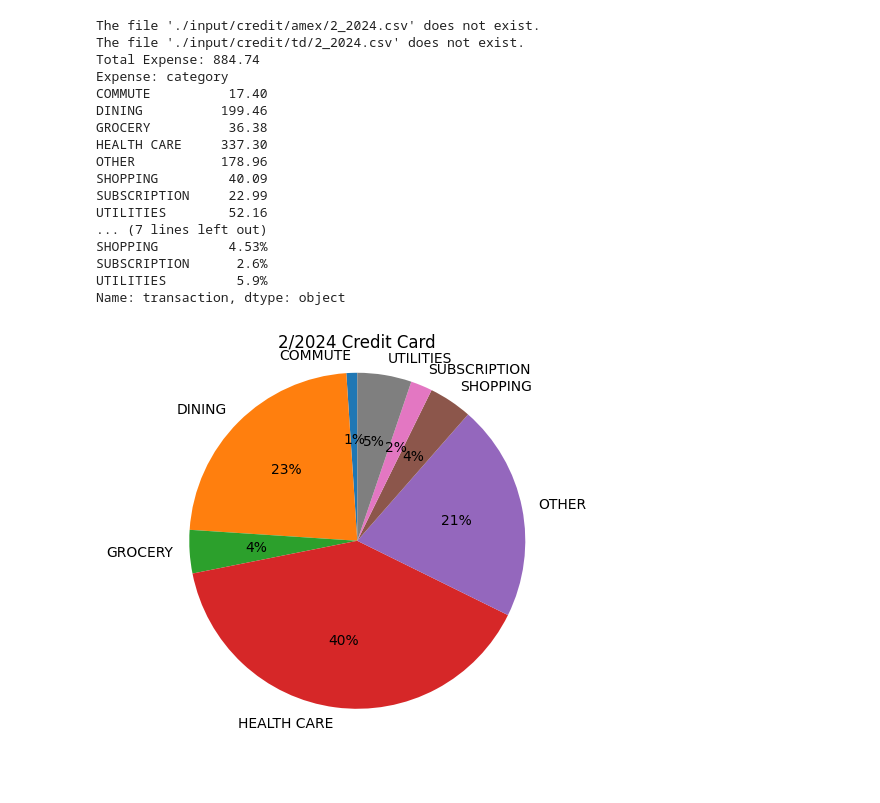
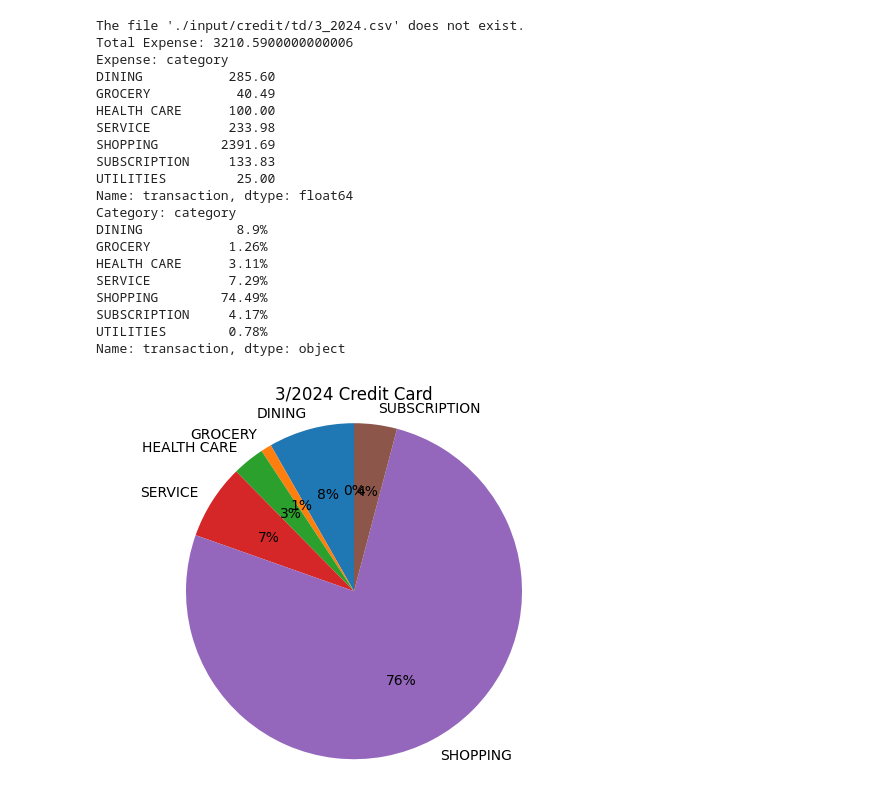
Before and after one commit to lonelytango/swiss-finance, a Jupyter notebook: analyzer.ipynb, the cells around one changed output. Cells and saved outputs as stored; diff of their text form; code cells hidden in the pictures; blank space fills up the shorter version.

```diff
--- a/analyzer.ipynb
+++ b/analyzer.ipynb
@@ -26,23 +26,26 @@ Name: transaction, dtype: object
 # %%
-analyzer.analyzeCreditCard(2, 2024)
+analyzer.analyzeCreditCard(3, 2024)
 # %% [output]
-The file './input/credit/amex/2_2024.csv' does not exist.
-The file './input/credit/td/2_2024.csv' does not exist.
-Total Expense: 884.74
+The file './input/credit/td/3_2024.csv' does not exist.
+Total Expense: 3210.5900000000006
 Expense: category
-COMMUTE          17.40
-DINING          199.46
-GROCERY          36.38
-HEALTH CARE     337.30
-OTHER           178.96
-SHOPPING         40.09
-SUBSCRIPTION     22.99
-UTILITIES        52.16
-... (7 lines left out)
-SHOPPING         4.53%
-SUBSCRIPTION      2.6%
-UTILITIES         5.9%
+DINING           285.60
+GROCERY           40.49
+HEALTH CARE      100.00
+SERVICE          233.98
+SHOPPING        2391.69
+SUBSCRIPTION     133.83
+UTILITIES         25.00
+Name: transaction, dtype: float64
+Category: category
+DINING            8.9%
+GROCERY          1.26%
+HEALTH CARE      3.11%
+SERVICE          7.29%
+SHOPPING        74.49%
+SUBSCRIPTION     4.17%
+UTILITIES        0.78%
 Name: transaction, dtype: object
-[figure, old version]
+[figure, new version]
 # %%
 # Import Wells Fargo
```
Also changed, not shown: parts of 2 cells of this notebook, 10 other files.
